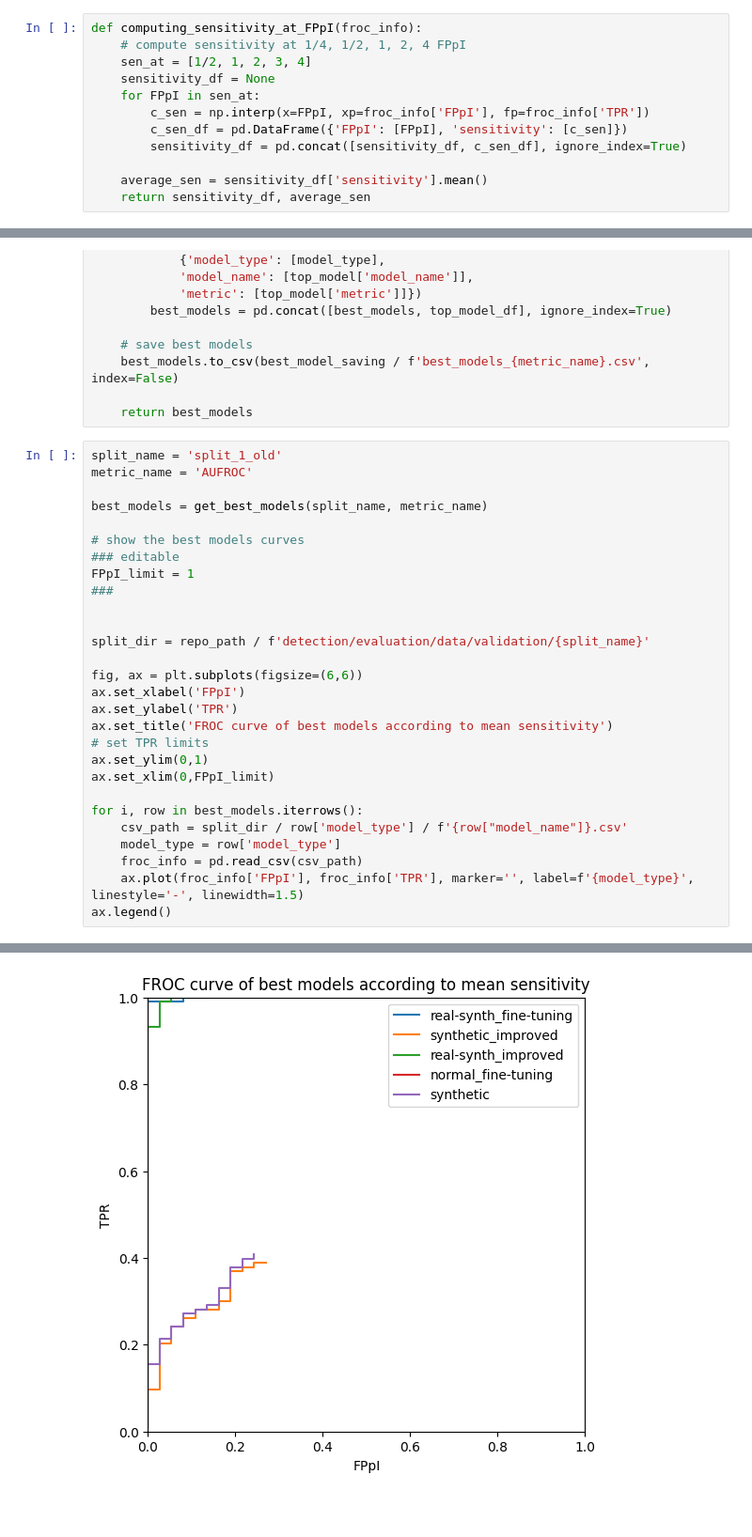
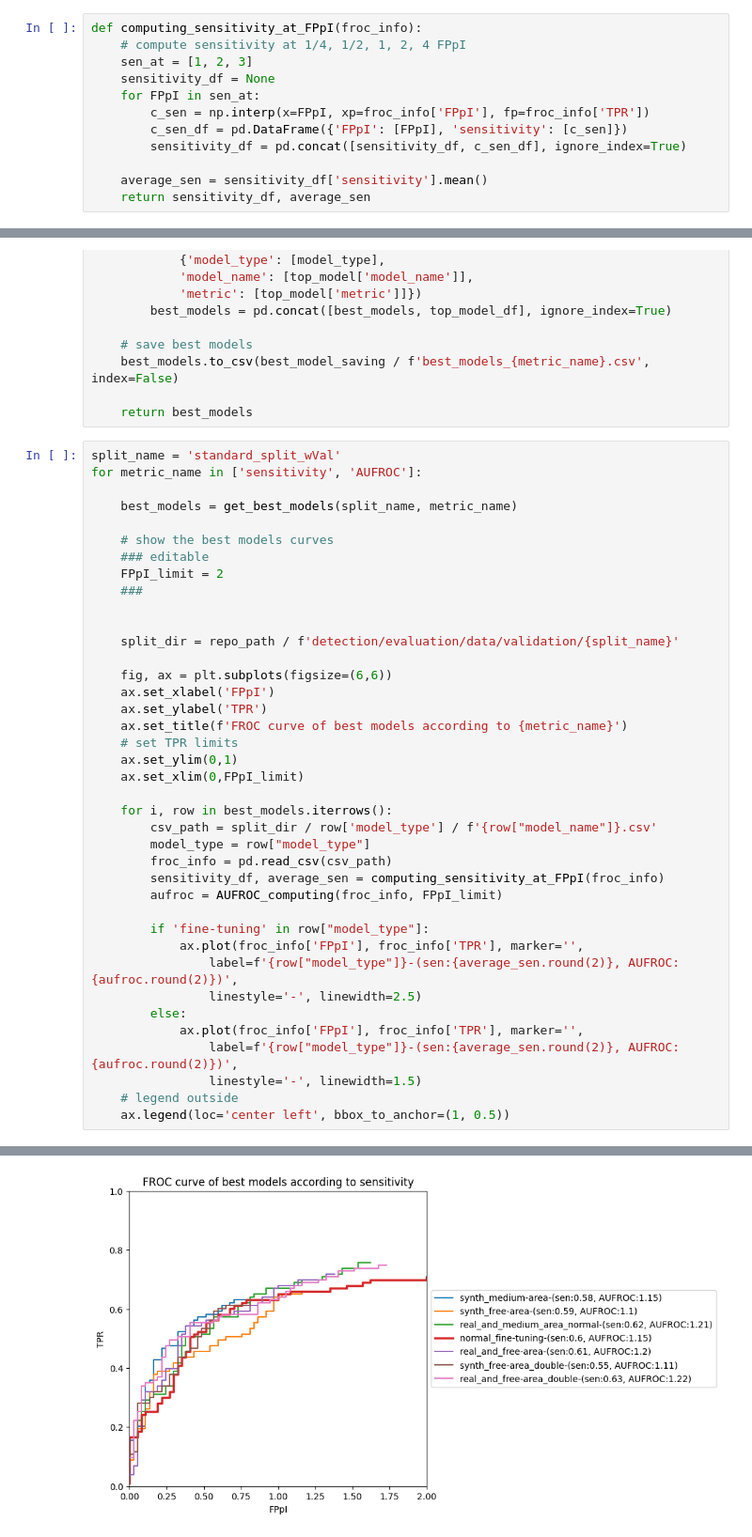
Before and after one commit to Likalto4/CEM-Detect, a Jupyter notebook: detection/evaluation/validation/best_model_selection.ipynb, the cells around one changed output, grey strips where cells are left out. Shown at 94% size. Cells and saved outputs as stored; diff of their text form; blank space fills up the shorter version.

```diff
--- a/detection/evaluation/validation/best_model_selection.ipynb
+++ b/detection/evaluation/validation/best_model_selection.ipynb
@@ -151,7 +151,7 @@ The area can be computed using the trapezoidal rule. We only need to define the
 # %%
 def computing_sensitivity_at_FPpI(froc_info):
     # compute sensitivity at 1/4, 1/2, 1, 2, 4 FPpI
-    sen_at = [1/2, 1, 2, 3, 4]
+    sen_at = [1, 2, 3]
     sensitivity_df = None
     for FPpI in sen_at:
         c_sen = np.interp(x=FPpI, xp=froc_info['FPpI'], fp=froc_info['TPR'])
@@ -227,31 +267,42 @@ def get_best_models(split_name, metric_name):
 
     return best_models
 # %%
-split_name = 'split_1_old'
-metric_name = 'AUFROC'
+split_name = 'standard_split_wVal'
+for metric_name in ['sensitivity', 'AUFROC']:
 
-best_models = get_best_models(split_name, metric_name)
+    best_models = get_best_models(split_name, metric_name)
 
-# show the best models curves
-### editable
-FPpI_limit = 1
-###
+    # show the best models curves
+    ### editable
+    FPpI_limit = 2
+    ###
 
 
-split_dir = repo_path / f'detection/evaluation/data/validation/{split_name}'
+    split_dir = repo_path / f'detection/evaluation/data/validation/{split_name}'
 
-fig, ax = plt.subplots(figsize=(6,6))
-ax.set_xlabel('FPpI')
-ax.set_ylabel('TPR')
-ax.set_title('FROC curve of best models according to mean sensitivity')
-# set TPR limits
-ax.set_ylim(0,1)
-ax.set_xlim(0,FPpI_limit)
+    fig, ax = plt.subplots(figsize=(6,6))
+    ax.set_xlabel('FPpI')
+    ax.set_ylabel('TPR')
+    ax.set_title(f'FROC curve of best models according to {metric_name}')
+    # set TPR limits
+    ax.set_ylim(0,1)
+    ax.set_xlim(0,FPpI_limit)
 
-for i, row in best_models.iterrows():
-    csv_path = split_dir / row['model_type'] / f'{row["model_name"]}.csv'
-    model_type = row['model_type']
-    froc_info = pd.read_csv(csv_path)
-    ax.plot(froc_info['FPpI'], froc_info['TPR'], marker='', label=f'{model_type}', linestyle='-', linewidth=1.5)
-ax.legend()
+    for i, row in best_models.iterrows():
+        csv_path = split_dir / row['model_type'] / f'{row["model_name"]}.csv'
+        model_type = row["model_type"]
+        froc_info = pd.read_csv(csv_path)
+        sensitivity_df, average_sen = computing_sensitivity_at_FPpI(froc_info)
+        aufroc = AUFROC_computing(froc_info, FPpI_limit)
+
+        if 'fine-tuning' in row["model_type"]:
+            ax.plot(froc_info['FPpI'], froc_info['TPR'], marker='',
+                label=f'{row["model_type"]}-(sen:{average_sen.round(2)}, AUFROC:{aufroc.round(2)})',
+                linestyle='-', linewidth=2.5)
+        else:
+            ax.plot(froc_info['FPpI'], froc_info['TPR'], marker='',
+                label=f'{row["model_type"]}-(sen:{average_sen.round(2)}, AUFROC:{aufroc.round(2)})',
+                linestyle='-', linewidth=1.5)
+    # legend outside
+    ax.legend(loc='center left', bbox_to_anchor=(1, 0.5))
 # %% [output]
@@ -259 +309 @@ ax.legend()
-[figure, old version]
+[figure, new version]
```
Also changed, not shown: parts of 3 cells of this notebook, 10 other files.
